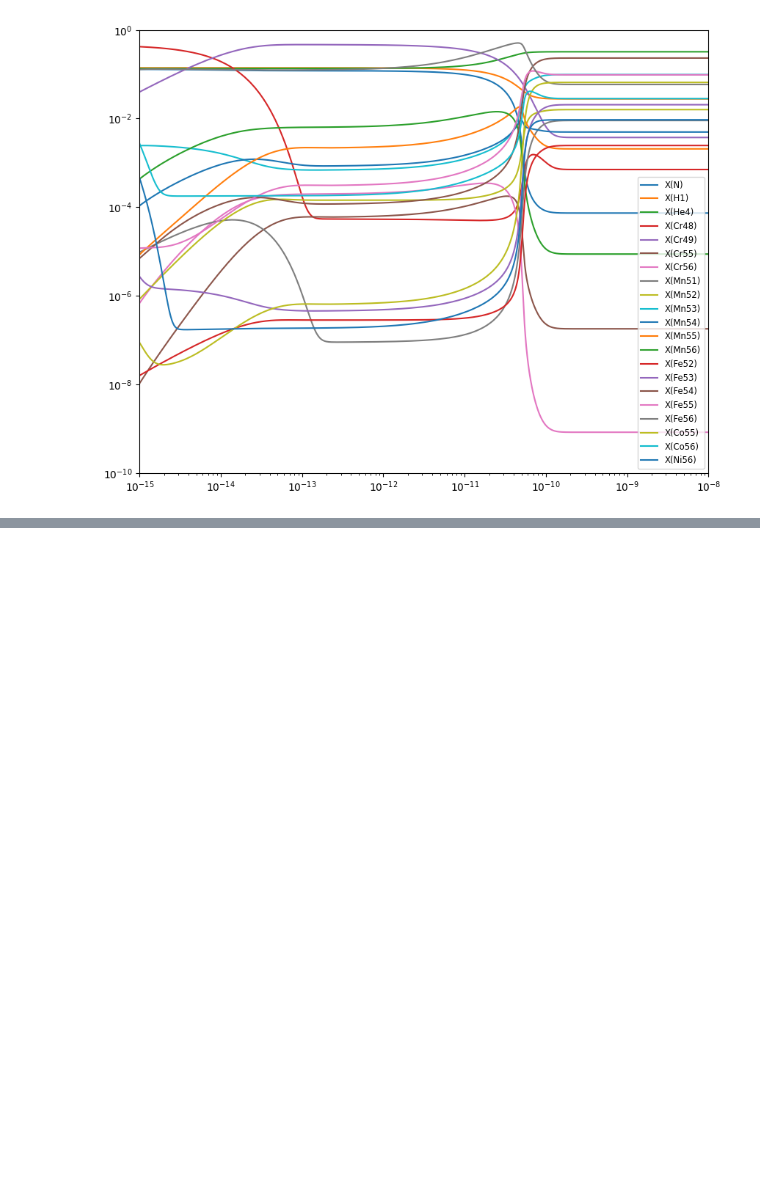
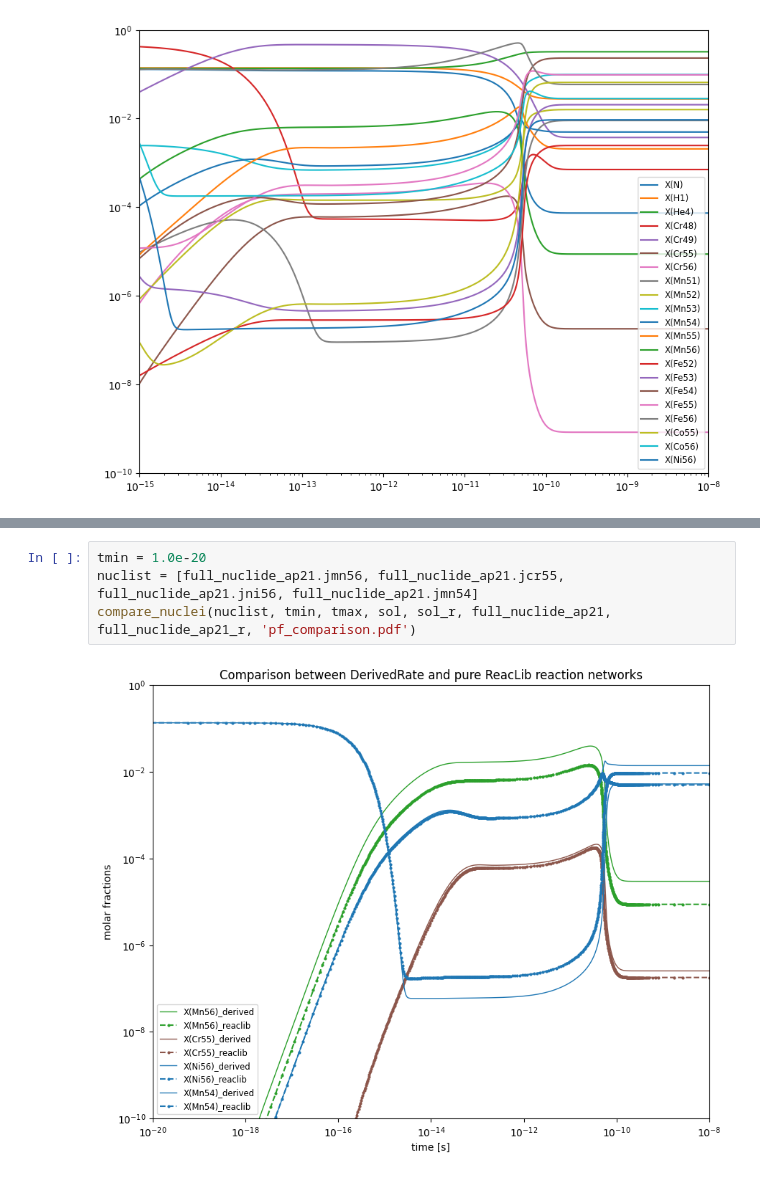
Before and after one commit to pynucastro/paper_notebooks, a Jupyter notebook: ap21_networks.ipynb, the cells around one changed output, grey strips where cells are left out. Saved outputs shown, nothing was run; the diff lists cells and outputs as text; blank space fills up the shorter version.

```diff
--- a/ap21_networks.ipynb
+++ b/ap21_networks.ipynb
@@ -99,0 +127,6 @@ compare(tmin, tmax, sol, sol_r, full_nuclide_ap21, full_nuclide_ap21_r)
+# %%
+tmin = 1.0e-20
+nuclist = [full_nuclide_ap21.jmn56, full_nuclide_ap21.jcr55, full_nuclide_ap21.jni56, full_nuclide_ap21.jmn54]
+compare_nuclei(nuclist, tmin, tmax, sol, sol_r, full_nuclide_ap21, full_nuclide_ap21_r, 'pf_comparison.pdf')
+# %% [output]
+[figure, added]
```
Also changed, not shown: parts of 4 cells of this notebook, 2 other files.
